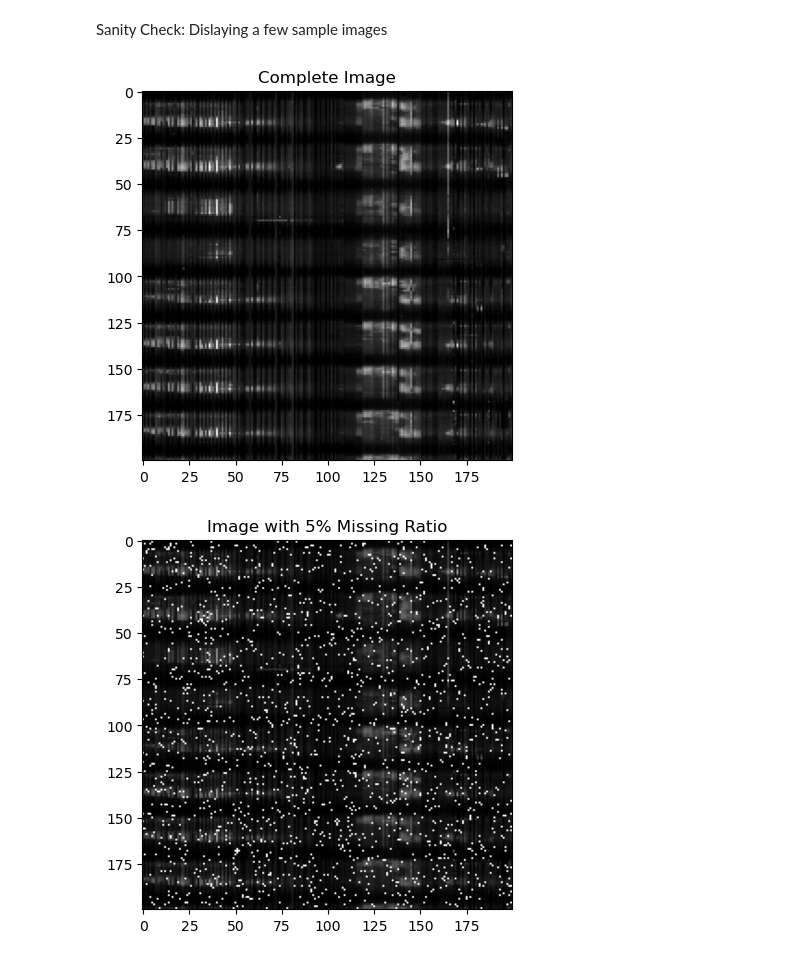
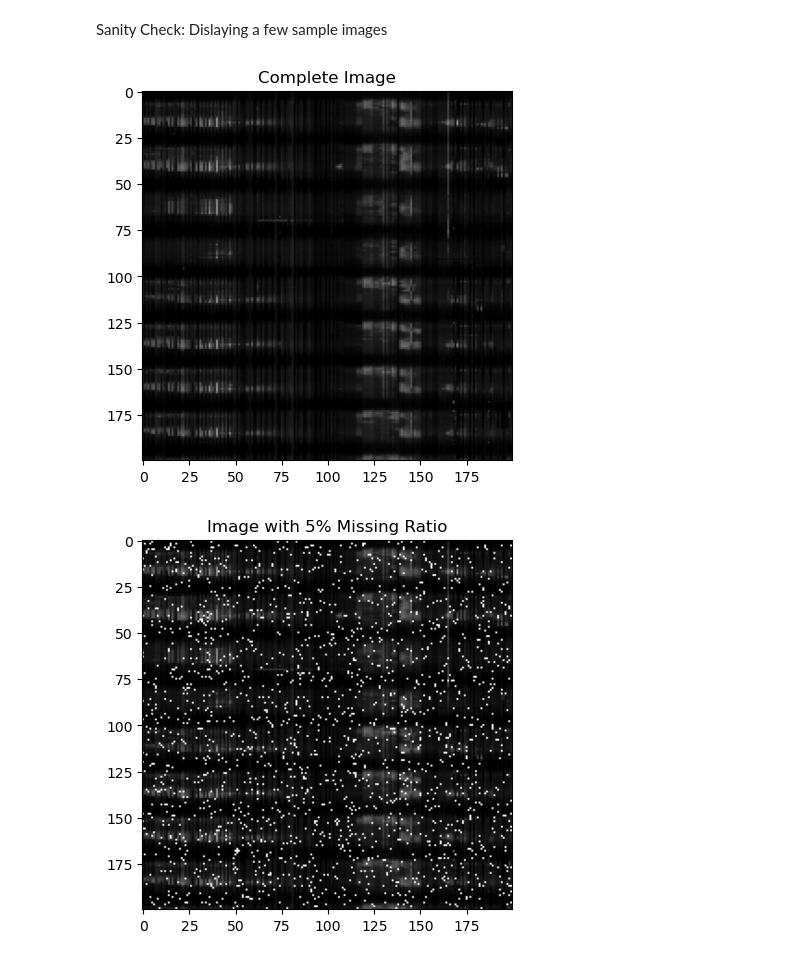
Before and after one commit to Evan-Callaghan/FieldsAcademy-NeuralNetworks, a Jupyter notebook: Project/Working/project_work_combined.ipynb, the cells around one changed output. Cells and saved outputs as stored; diff of their text form; code cells hidden in the pictures.

```diff
--- a/Project/Working/project_work_combined.ipynb
+++ b/Project/Working/project_work_combined.ipynb
@@ -230,21 +230,21 @@ Sanity Check: Dislaying a few sample images
 # %%
 ## Function to read n_images from disk
 def read_many_disk(n_images):
     images = []
     for image_id in range(n_images):
         images.append(np.array(Image.open(train_dir / f"{image_id}.png")))
     return images
 
 ## Reading in a samplle image
 n_images = 100
 imgs = read_many_disk(n_images)
 
 ## Plotting an example training image
-plt.imshow(imgs[99], cmap = 'gray')
+plt.imshow(imgs[99], cmap = 'gray', vmin = 0, vmax = 255)
 plt.title('Complete Image')
 plt.show()
 # %% [output]
-[figure, old version]
+[figure, new version]
 # %%
 ## Function to read n_images from disk
 def read_many_disk(n_images):
```
Also changed, not shown: parts of 9 cells of this notebook.
